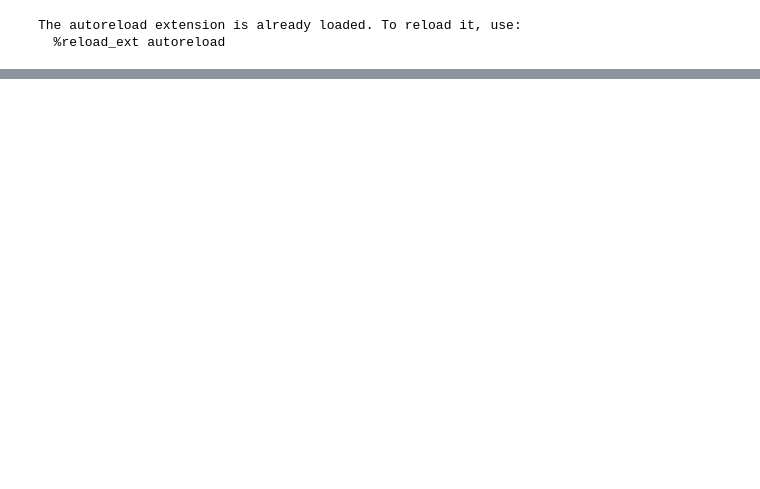
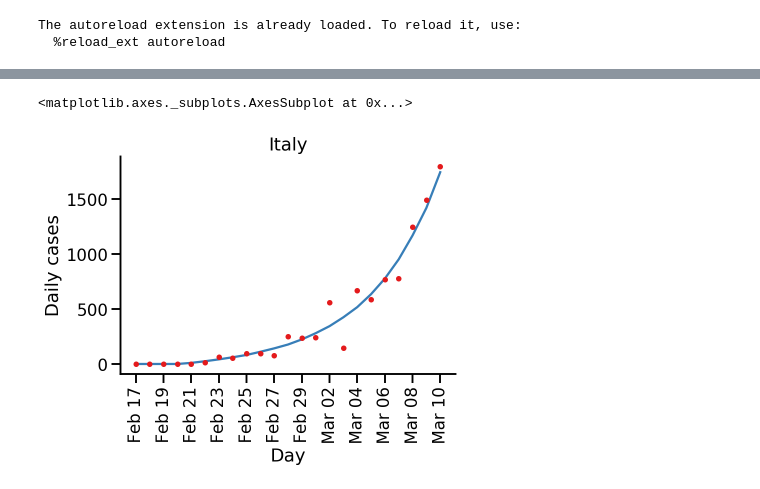
Before and after one commit to yoavram-lab/EffectiveNPI, a Jupyter notebook: src/plot_one_play.ipynb, the cells around one changed output, grey strips where cells are left out. Drawn from its saved outputs; the diff is of its cells as text; code cells hidden in the pictures; blank space fills up the shorter version.

```diff
--- a/src/plot_one_play.ipynb
+++ b/src/plot_one_play.ipynb
@@ -23,0 +25,5 @@ plot_incidences
+# %%
+plot_incidences(title=country_name)
+# %% [output]
+<matplotlib.axes._subplots.AxesSubplot at 0x...>
+[figure, added]
```
Also changed, not shown: parts of 1 cell of this notebook, 2 other files.
